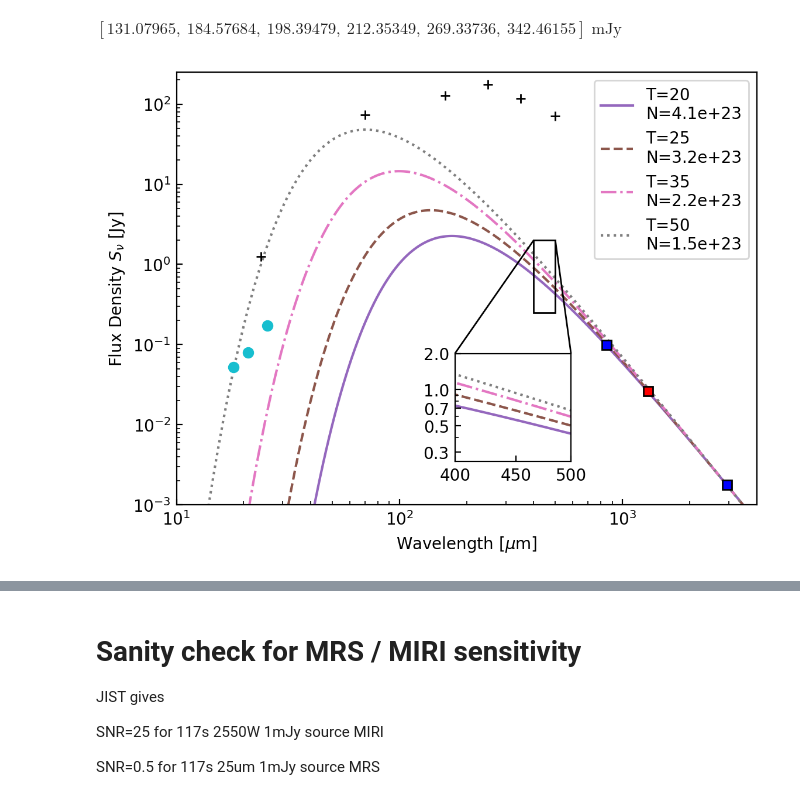
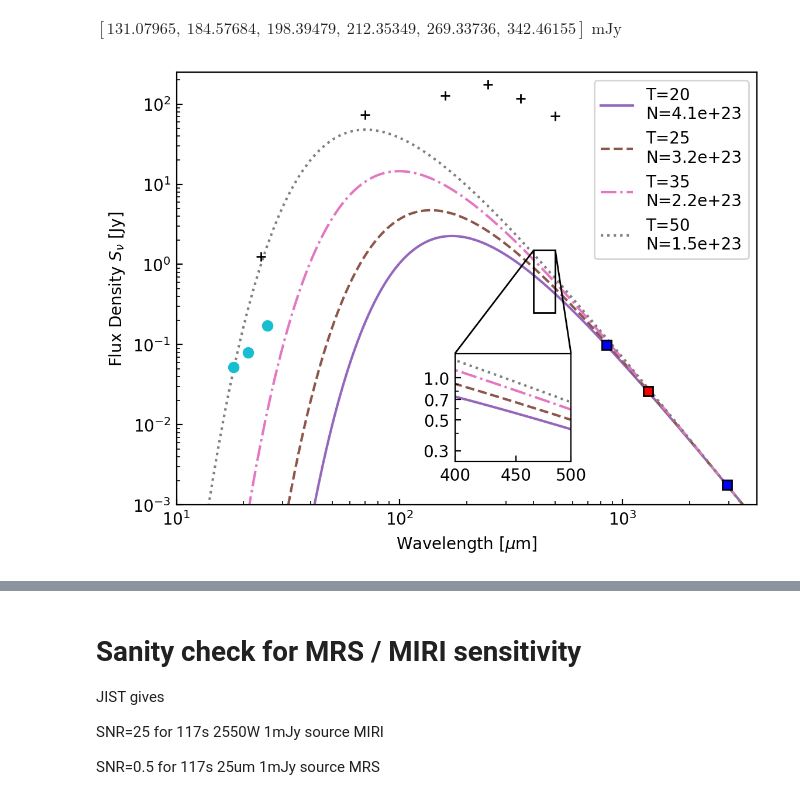
Before and after one commit to ACES-CMZ/MUBLO, a Jupyter notebook: G0.025-0.073/MUBLO_MultiwavelengthCutouts.ipynb, the cells around one changed output, grey strips where cells are left out. Drawn from its saved outputs; the diff is of its cells as text; code cells hidden in the pictures.

Commit message:
figures

```diff
--- a/G0.025-0.073/MUBLO_MultiwavelengthCutouts.ipynb
+++ b/G0.025-0.073/MUBLO_MultiwavelengthCutouts.ipynb
@@ -579,34 +579,34 @@ axins.loglog()
 # logscale: hide ticks
 # holy fucking hackery.  This took absolutely forever to come up with.
 axins.yaxis.set_major_formatter(lambda x, y: f"{x:0.1f}")
 axins.yaxis.set_minor_formatter(lambda x, y: "")
-axins.set_ylim(0.25, 2.0)
-axins.yaxis.set_ticks([0.3, 0.5, 0.7, 1.0, 2.0]);
+axins.set_ylim(y1, y2)
+axins.yaxis.set_ticks([0.3, 0.5, 0.7, 1.0]);
 
 axins.xaxis.set_minor_formatter(lambda x, y: "")
 axins.xaxis.set_major_formatter(lambda x, y: f"{int(x):3d}")
 axins.xaxis.set_ticks([400,450,500]);
 
 pl.savefig('/orange/adamginsburg/ACES/broadline_sources/G0.025-0.073/SED_with_planned_B9.pdf', bbox_inches='tight')
 pl.savefig('/orange/adamginsburg/ACES/broadline_sources/G0.025-0.073/SED_with_planned_B9.png', bbox_inches='tight')
 
 
 
 pl.plot([18.0, 21.0, 25.5]*u.um,
         [2.5/240*5, 2.5/156*5, 2.5/73*5]*u.mJy,
         'o')
 # pl.plot([18, 19, 20, 21,22,23,24,25,26,27,28]*u.um,
 #         np.array([5/13, 5/11, 5/9.45, 5/8, 5/7, 1, 1, (5/4) , (5/2), 5, (5/0.1)])*2.0*u.mJy, linestyle='--', color='k')
 # pl.plot([12, 13,14,15,16,17]*u.um,
 #         np.array([5/27, 5/25, 5/27, 5/29,5/25,5/23])*1.0*u.mJy,
 #          linestyle='-', color='k')
 # pl.plot([7,8,9,10,11]*u.um,
 #         np.array([30/40,33/40,5/40, 5/40, 5/40,])*1.0*u.mJy,
 #          linestyle='--', color='k')
 pl.axis([10,4000,1e-3,250]);
 
 pl.savefig('/orange/adamginsburg/ACES/broadline_sources/G0.025-0.073/SED_with_planned_B9_and_JWST.pdf', bbox_inches='tight')
 pl.savefig('/orange/adamginsburg/ACES/broadline_sources/G0.025-0.073/SED_with_planned_B9_and_JWST.png', bbox_inches='tight')
 # %% [output]
-[figure, old version]
+[figure, new version]
 # %%
```
Also changed, not shown: parts of 2 cells of this notebook, 1 other file.
